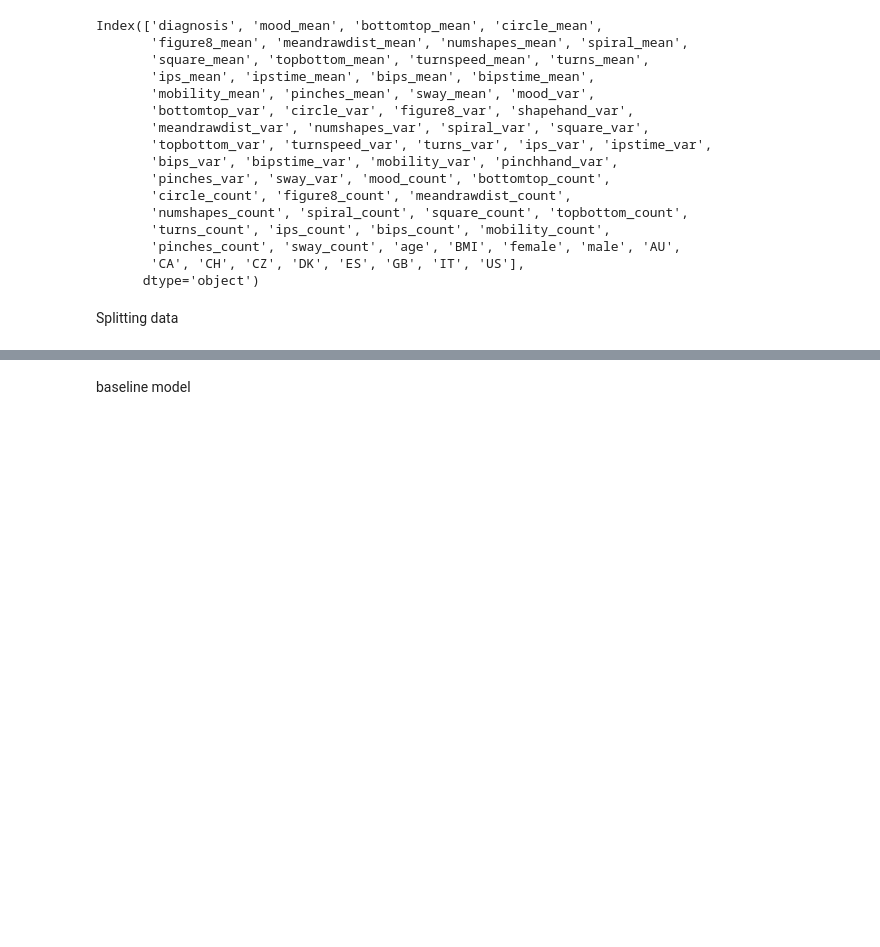
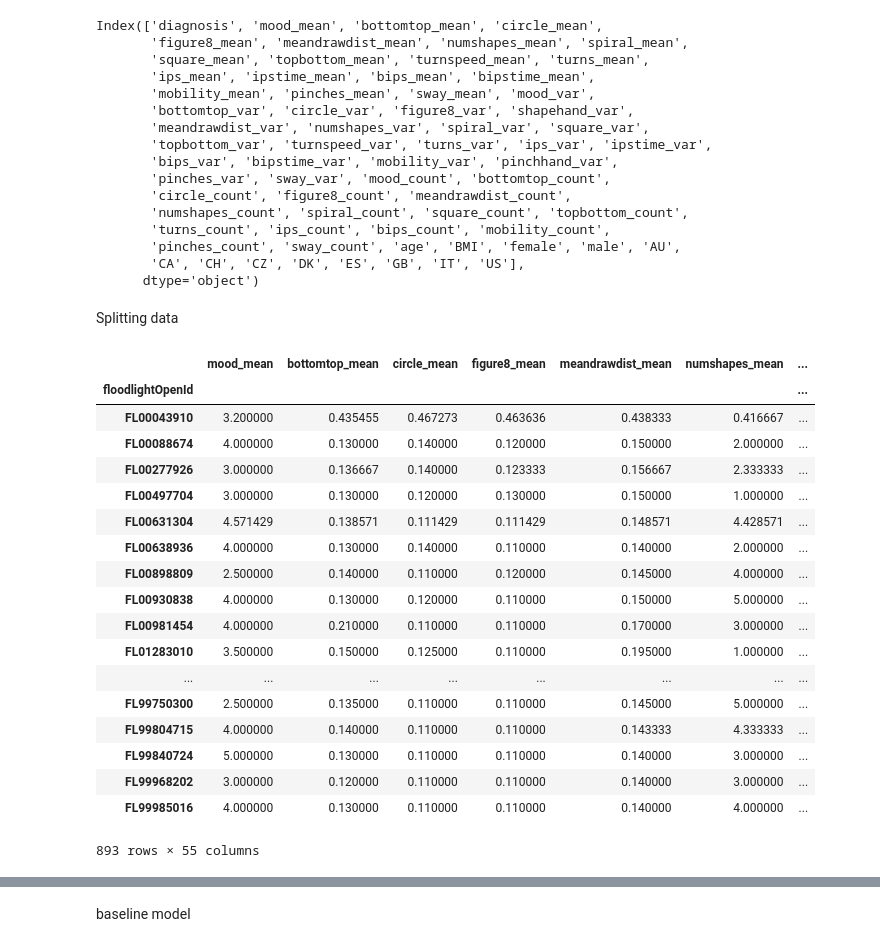
Before and after one commit to ndelrossi7/FloodlightOpenModel, a Jupyter notebook: test1.ipynb, the cells around one changed output, grey strips where cells are left out. Drawn from its saved outputs; the diff is of its cells as text; code cells hidden in the pictures; blank space fills up the shorter version.

```diff
--- a/test1.ipynb
+++ b/test1.ipynb
@@ -202,3 +206,25 @@ Splitting data
+# %%
+vals.iloc[:,:-11]
+# %% [output]
+|  | mood_mean | bottomtop_mean | circle_mean | figure8_mean | meandrawdist_mean | numshapes_mean | ... |
+| floodlightOpenId |  |  |  |  |  |  | ... |
+| FL00043910 | 3.200000 | 0.435455 | 0.467273 | 0.463636 | 0.438333 | 0.416667 | ... |
+| FL00088674 | 4.000000 | 0.130000 | 0.140000 | 0.120000 | 0.150000 | 2.000000 | ... |
+| FL00277926 | 3.000000 | 0.136667 | 0.140000 | 0.123333 | 0.156667 | 2.333333 | ... |
+| FL00497704 | 3.000000 | 0.130000 | 0.120000 | 0.130000 | 0.150000 | 1.000000 | ... |
+| FL00631304 | 4.571429 | 0.138571 | 0.111429 | 0.111429 | 0.148571 | 4.428571 | ... |
+| FL00638936 | 4.000000 | 0.130000 | 0.140000 | 0.110000 | 0.140000 | 2.000000 | ... |
+| FL00898809 | 2.500000 | 0.140000 | 0.110000 | 0.120000 | 0.145000 | 4.000000 | ... |
+| FL00930838 | 4.000000 | 0.130000 | 0.120000 | 0.110000 | 0.150000 | 5.000000 | ... |
+| FL00981454 | 4.000000 | 0.210000 | 0.110000 | 0.110000 | 0.170000 | 3.000000 | ... |
+| FL01283010 | 3.500000 | 0.150000 | 0.125000 | 0.110000 | 0.195000 | 1.000000 | ... |
+| ... | ... | ... | ... | ... | ... | ... | ... |
+| FL99750300 | 2.500000 | 0.135000 | 0.110000 | 0.110000 | 0.145000 | 5.000000 | ... |
+| FL99804715 | 4.000000 | 0.140000 | 0.110000 | 0.110000 | 0.143333 | 4.333333 | ... |
+| FL99840724 | 5.000000 | 0.130000 | 0.110000 | 0.110000 | 0.140000 | 3.000000 | ... |
+| FL99968202 | 3.000000 | 0.120000 | 0.110000 | 0.110000 | 0.140000 | 3.000000 | ... |
+| FL99985016 | 4.000000 | 0.130000 | 0.110000 | 0.110000 | 0.140000 | 4.000000 | ... |
+893 rows × 55 columns
 # %%
 vals = maindf.iloc[:, 1:]
 diag = maindf.iloc[:, :1]
```
Also changed, not shown: parts of 6 cells of this notebook, 1 other file.
